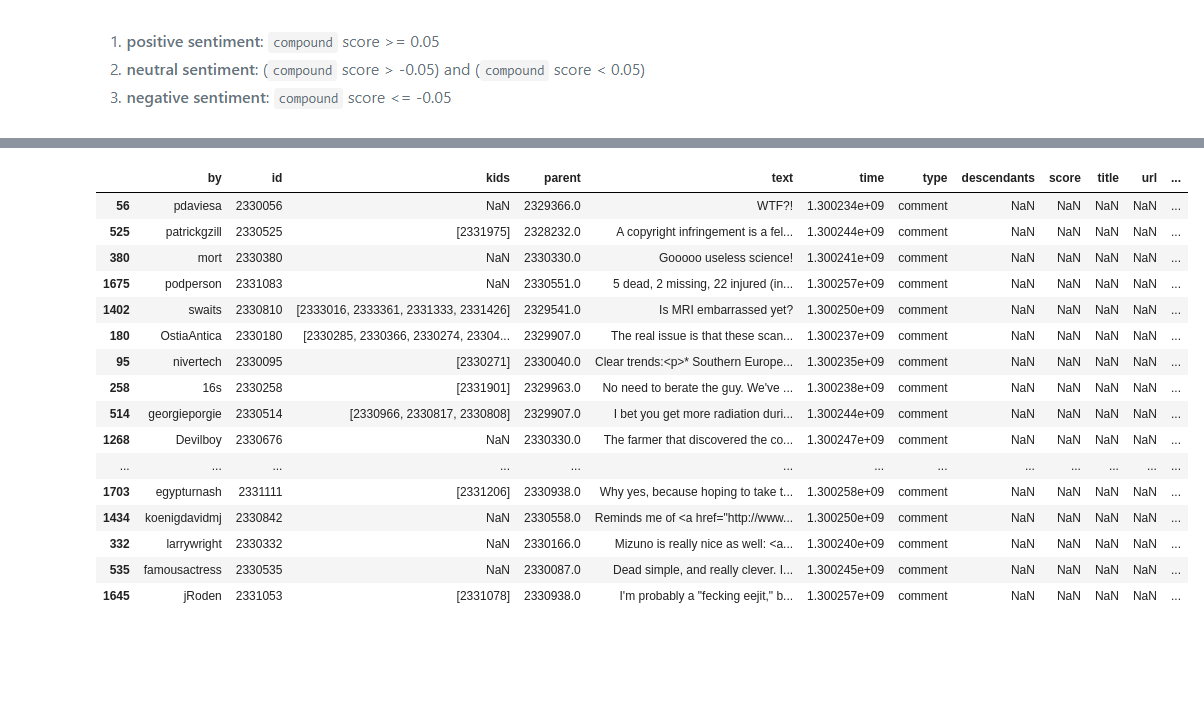
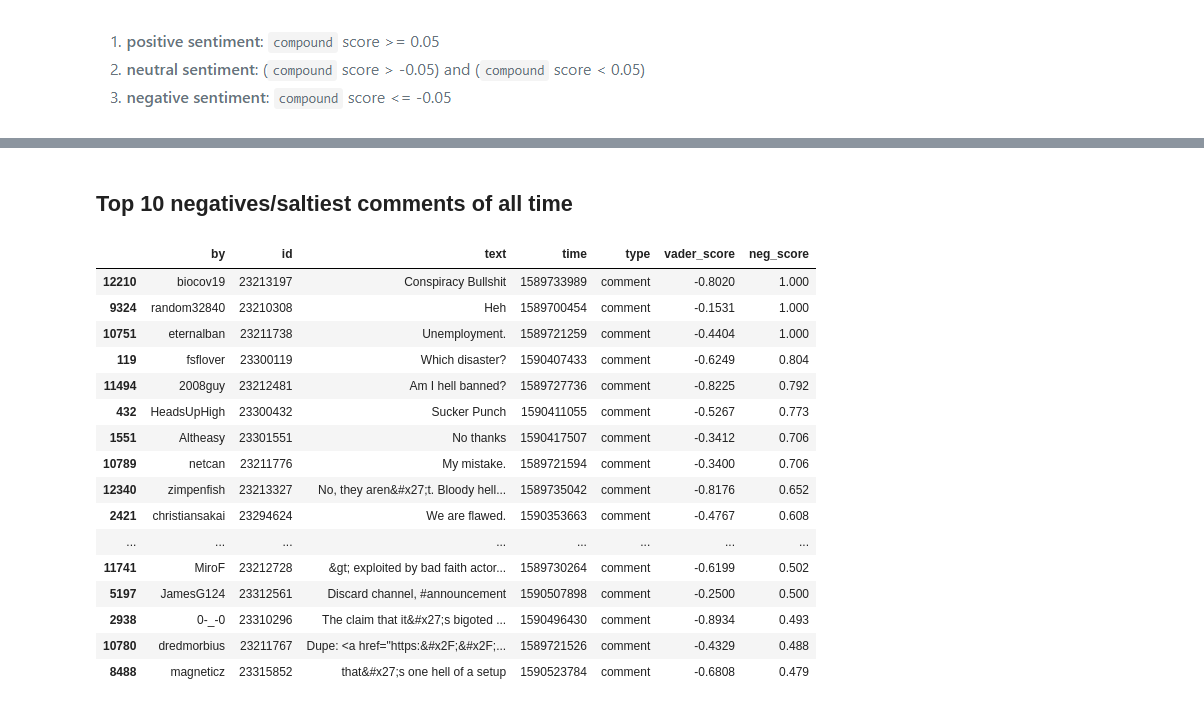
Before and after one commit to Build-Week-Saltiest-Hacker/machine-learning, a Jupyter notebook: Salty-Hackers-EDA.ipynb, the cells around one changed output, grey strips where cells are left out. Cells and saved outputs as stored; diff of their text form; code cells hidden in the pictures; blank space fills up the shorter version.

```diff
--- a/Salty-Hackers-EDA.ipynb
+++ b/Salty-Hackers-EDA.ipynb
@@ -72,0 +112,5 @@ df = pd.DataFrame.from_records(json_obj)
+# %%
+frames = df, df1
+df_full = pd.concat(frames)
+print(df_full.shape)
+df_full.head()
@@ -93,0 +136,3 @@ df.head()
+# %%
+df_clean = df_full.drop(columns = ['Unnamed: 0', 'deleted', 'dead', 'descendants', 'score', 'kids', 'parent', 'title', 'url'])
+df_clean.tail()
@@ -94,3 +157,2 @@ df.head()
 # %%
-#pd.set_option("display.max_colwidth", 1000)
-df['text'][1000]
+pd.set_option("display.max_colwidth", 1000)
@@ -99,5 +165,5 @@ df['text'][1000]
 # %%
-comments_df = df[df['type'] == 'comment']
+comments_df = df_clean[df_clean['type'] == 'comment']
 # %%
 comments_df = comments_df.drop_duplicates(subset='text')
 # %%
@@ -191,20 +252,23 @@ Name: neg_score, dtype: float64
+# %% [markdown]
+## Top 10 negatives/saltiest comments of all time
 # %%
-comments_df.sort_values(by=['neg_score'], ascending=False)[:50]
+# top 10 neg comments
+comments_df.sort_values(by=['neg_score'], ascending=False)[:30]
 # %% [output]
-|  | by | id | kids | parent | text | time | type | descendants | score | title | url | ... |
-| 56 | pdaviesa | 2330056 | NaN | 2329366.0 | WTF?! | 1.300234e+09 | comment | NaN | NaN | NaN | NaN | ... |
-| 525 | patrickgzill | 2330525 | [2331975] | 2328232.0 | A copyright infringement is a fel... | 1.300244e+09 | comment | NaN | NaN | NaN | NaN | ... |
-| 380 | mort | 2330380 | NaN | 2330330.0 | Gooooo useless science! | 1.300241e+09 | comment | NaN | NaN | NaN | NaN | ... |
-| 1675 | podperson | 2331083 | NaN | 2330551.0 | 5 dead, 2 missing, 22 injured (in... | 1.300257e+09 | comment | NaN | NaN | NaN | NaN | ... |
-| 1402 | swaits | 2330810 | [2333016, 2333361, 2331333, 2331426] | 2329541.0 | Is MRI embarrassed yet? | 1.300250e+09 | comment | NaN | NaN | NaN | NaN | ... |
-| 180 | OstiaAntica | 2330180 | [2330285, 2330366, 2330274, 23304... | 2329907.0 | The real issue is that these scan... | 1.300237e+09 | comment | NaN | NaN | NaN | NaN | ... |
-| 95 | nivertech | 2330095 | [2330271] | 2330040.0 | Clear trends:<p>* Southern Europe... | 1.300235e+09 | comment | NaN | NaN | NaN | NaN | ... |
-| 258 | 16s | 2330258 | [2331901] | 2329963.0 | No need to berate the guy. We've ... | 1.300238e+09 | comment | NaN | NaN | NaN | NaN | ... |
-| 514 | georgieporgie | 2330514 | [2330966, 2330817, 2330808] | 2329907.0 | I bet you get more radiation duri... | 1.300244e+09 | comment | NaN | NaN | NaN | NaN | ... |
-| 1268 | Devilboy | 2330676 | NaN | 2330330.0 | The farmer that discovered the co... | 1.300247e+09 | comment | NaN | NaN | NaN | NaN | ... |
-| ... | ... | ... | ... | ... | ... | ... | ... | ... | ... | ... | ... | ... |
-| 1703 | egypturnash | 2331111 | [2331206] | 2330938.0 | Why yes, because hoping to take t... | 1.300258e+09 | comment | NaN | NaN | NaN | NaN | ... |
-| 1434 | koenigdavidmj | 2330842 | NaN | 2330558.0 | Reminds me of <a href="http://www... | 1.300250e+09 | comment | NaN | NaN | NaN | NaN | ... |
-| 332 | larrywright | 2330332 | NaN | 2330166.0 | Mizuno is really nice as well: <a... | 1.300240e+09 | comment | NaN | NaN | NaN | NaN | ... |
-| 535 | famousactress | 2330535 | NaN | 2330087.0 | Dead simple, and really clever. I... | 1.300245e+09 | comment | NaN | NaN | NaN | NaN | ... |
-| 1645 | jRoden | 2331053 | [2331078] | 2330938.0 | I'm probably a "fecking eejit," b... | 1.300257e+09 | comment | NaN | NaN | NaN | NaN | ... |
+|  | by | id | text | time | type | vader_score | neg_score |
+| 12210 | biocov19 | 23213197 | Conspiracy Bullshit | 1589733989 | comment | -0.8020 | 1.000 |
+| 9324 | random32840 | 23210308 | Heh | 1589700454 | comment | -0.1531 | 1.000 |
+| 10751 | eternalban | 23211738 | Unemployment. | 1589721259 | comment | -0.4404 | 1.000 |
+| 119 | fsflover | 23300119 | Which disaster? | 1590407433 | comment | -0.6249 | 0.804 |
+| 11494 | 2008guy | 23212481 | Am I hell banned? | 1589727736 | comment | -0.8225 | 0.792 |
+| 432 | HeadsUpHigh | 23300432 | Sucker Punch | 1590411055 | comment | -0.5267 | 0.773 |
+| 1551 | Altheasy | 23301551 | No thanks | 1590417507 | comment | -0.3412 | 0.706 |
+| 10789 | netcan | 23211776 | My mistake. | 1589721594 | comment | -0.3400 | 0.706 |
+| 12340 | zimpenfish | 23213327 | No, they aren&#x27;t. Bloody hell... | 1589735042 | comment | -0.8176 | 0.652 |
+| 2421 | christiansakai | 23294624 | We are flawed. | 1590353663 | comment | -0.4767 | 0.608 |
+| ... | ... | ... | ... | ... | ... | ... | ... |
+| 11741 | MiroF | 23212728 | &gt; exploited by bad faith actor... | 1589730264 | comment | -0.6199 | 0.502 |
+| 5197 | JamesG124 | 23312561 | Discard channel, #announcement | 1590507898 | comment | -0.2500 | 0.500 |
+| 2938 | 0-_-0 | 23310296 | The claim that it&#x27;s bigoted ... | 1590496430 | comment | -0.8934 | 0.493 |
+| 10780 | dredmorbius | 23211767 | Dupe: <a href="https:&#x2F;&#x2F;... | 1589721526 | comment | -0.4329 | 0.488 |
+| 8488 | magneticz | 23315852 | that&#x27;s one hell of a setup | 1590523784 | comment | -0.6808 | 0.479 |
```
Also changed, not shown: parts of 33 cells of this notebook, 12 other files.
